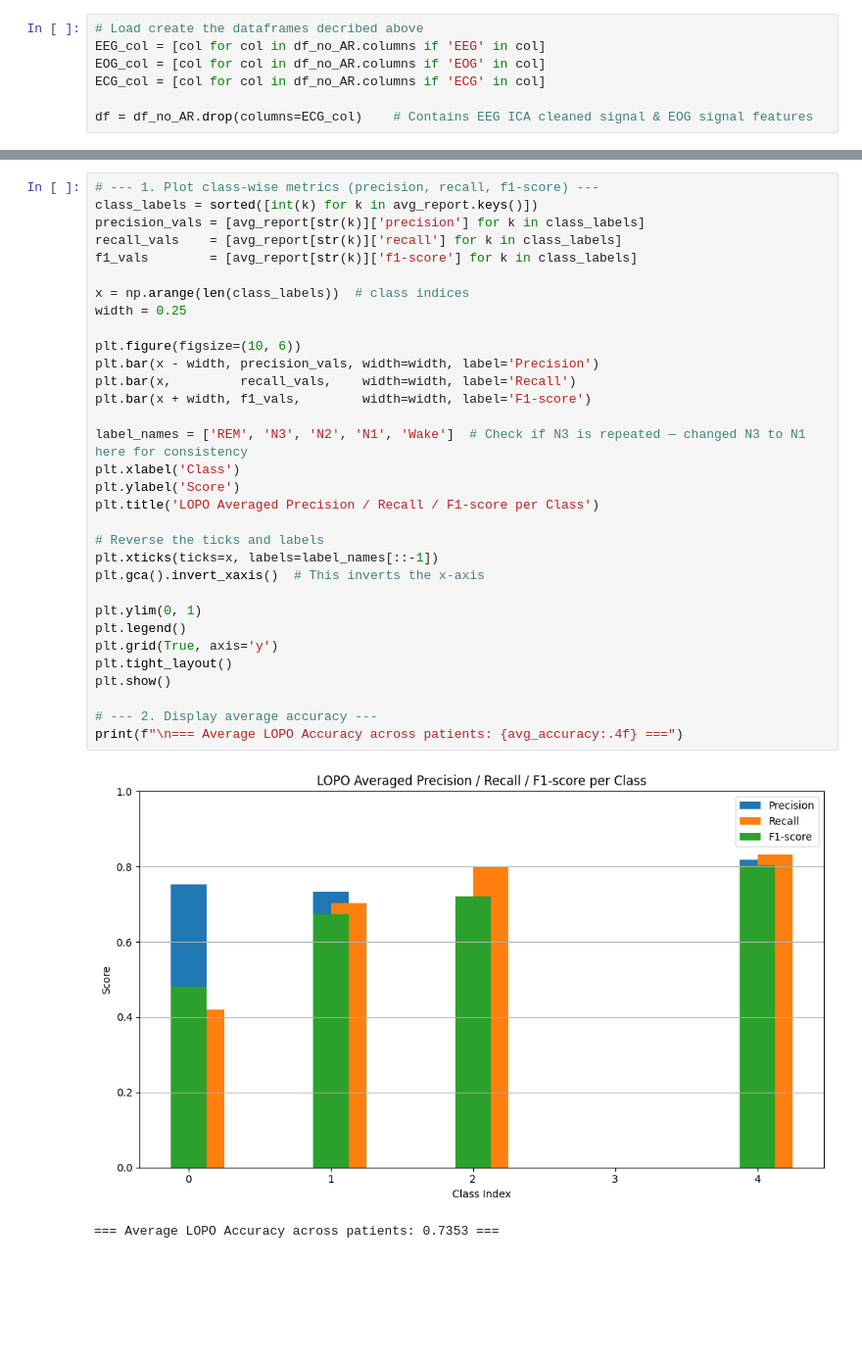
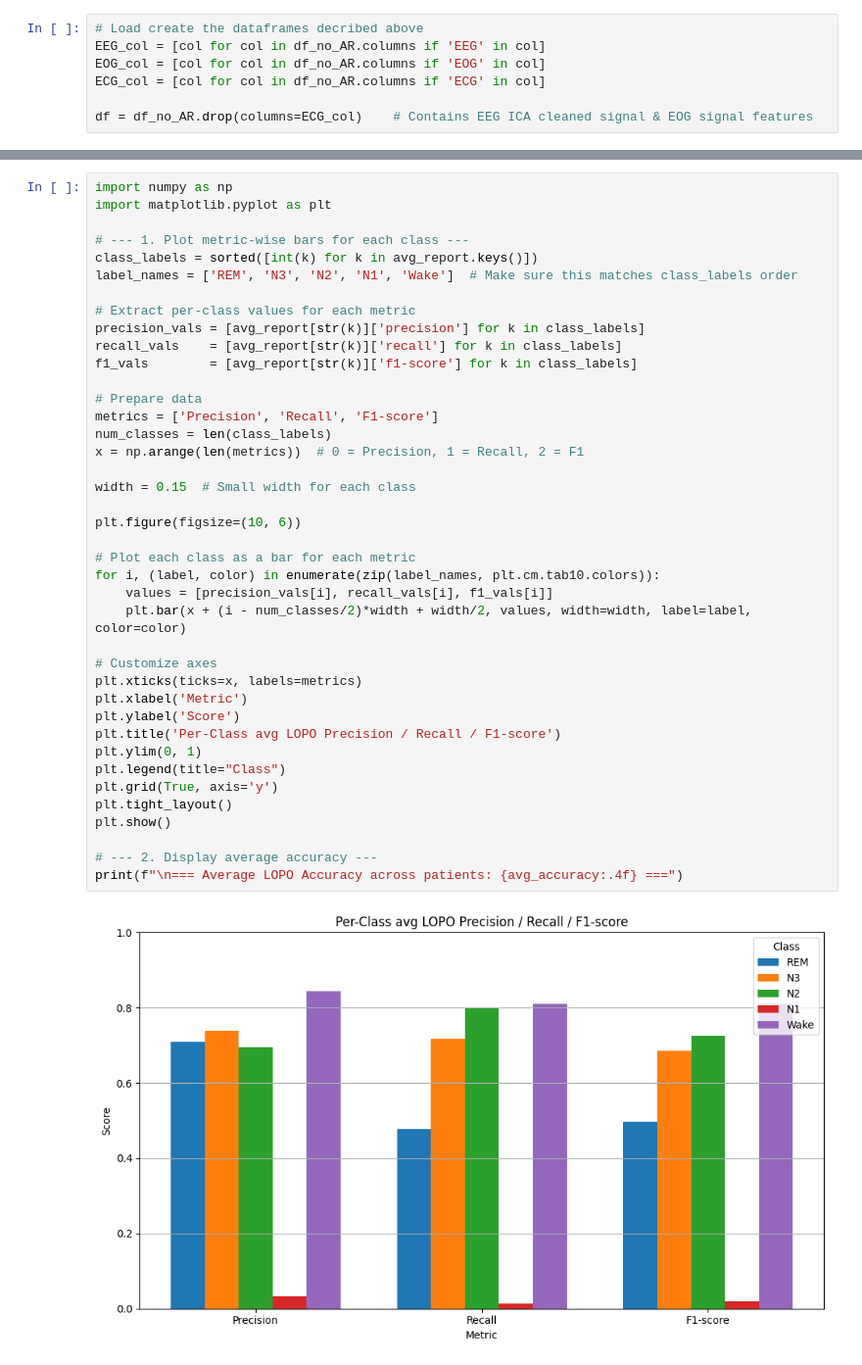
Before and after one commit to markus-marandi/signal-processing-CM2013-ss, a Jupyter notebook: notebooks/Iterative improvements.ipynb, the cells around one changed output, grey strips where cells are left out. Shown at 98% size. Cells and saved outputs as stored; diff of their text form; blank space fills up the shorter version.

```diff
--- a/notebooks/Iterative improvements.ipynb
+++ b/notebooks/Iterative improvements.ipynb
@@ -1495,35 +1445,42 @@ Accuracy: 0.7348
-# %%
-# --- 1. Plot class-wise metrics (precision, recall, f1-score) ---
-class_labels = sorted([int(k) for k in avg_report.keys()])
-precision_vals = [avg_report[str(k)]['precision'] for k in class_labels]
-recall_vals    = [avg_report[str(k)]['recall'] for k in class_labels]
-f1_vals        = [avg_report[str(k)]['f1-score'] for k in class_labels]
-
-x = np.arange(len(class_labels))  # class indices
-width = 0.25
-
-plt.figure(figsize=(10, 6))
-plt.bar(x - width, precision_vals, width=width, label='Precision')
-plt.bar(x,         recall_vals,    width=width, label='Recall')
-plt.bar(x + width, f1_vals,        width=width, label='F1-score')
-
-label_names = ['REM', 'N3', 'N2', 'N1', 'Wake']  # Check if N3 is repeated — changed N3 to N1 here for consistency
-plt.xlabel('Class')
-plt.ylabel('Score')
-plt.title('LOPO Averaged Precision / Recall / F1-score per Class')
-
-# Reverse the ticks and labels
-plt.xticks(ticks=x, labels=label_names[::-1])
-plt.gca().invert_xaxis()  # This inverts the x-axis
-
-plt.ylim(0, 1)
-plt.legend()
-plt.grid(True, axis='y')
-plt.tight_layout()
-plt.show()
-
-# --- 2. Display average accuracy ---
-print(f"\n=== Average LOPO Accuracy across patients: {avg_accuracy:.4f} ===")
-# %% [output]
-[figure, removed]
-=== Average LOPO Accuracy across patients: 0.7353 ===
+# %%
+import numpy as np
+import matplotlib.pyplot as plt
+
+# --- 1. Plot metric-wise bars for each class ---
+class_labels = sorted([int(k) for k in avg_report.keys()])
+label_names = ['REM', 'N3', 'N2', 'N1', 'Wake']  # Make sure this matches class_labels order
+
+# Extract per-class values for each metric
+precision_vals = [avg_report[str(k)]['precision'] for k in class_labels]
+recall_vals    = [avg_report[str(k)]['recall'] for k in class_labels]
+f1_vals        = [avg_report[str(k)]['f1-score'] for k in class_labels]
+
+# Prepare data
+metrics = ['Precision', 'Recall', 'F1-score']
+num_classes = len(class_labels)
+x = np.arange(len(metrics))  # 0 = Precision, 1 = Recall, 2 = F1
+
+width = 0.15  # Small width for each class
+
+plt.figure(figsize=(10, 6))
+
+# Plot each class as a bar for each metric
+for i, (label, color) in enumerate(zip(label_names, plt.cm.tab10.colors)):
+    values = [precision_vals[i], recall_vals[i], f1_vals[i]]
+    plt.bar(x + (i - num_classes/2)*width + width/2, values, width=width, label=label, color=color)
+
+# Customize axes
+plt.xticks(ticks=x, labels=metrics)
+plt.xlabel('Metric')
+plt.ylabel('Score')
+plt.title('Per-Class avg LOPO Precision / Recall / F1-score')
+plt.ylim(0, 1)
+plt.legend(title="Class")
+plt.grid(True, axis='y')
+plt.tight_layout()
+plt.show()
+
+# --- 2. Display average accuracy ---
+print(f"\n=== Average LOPO Accuracy across patients: {avg_accuracy:.4f} ===")
+# %% [output]
+[figure, added]
```
Also changed, not shown: parts of 8 cells of this notebook.
